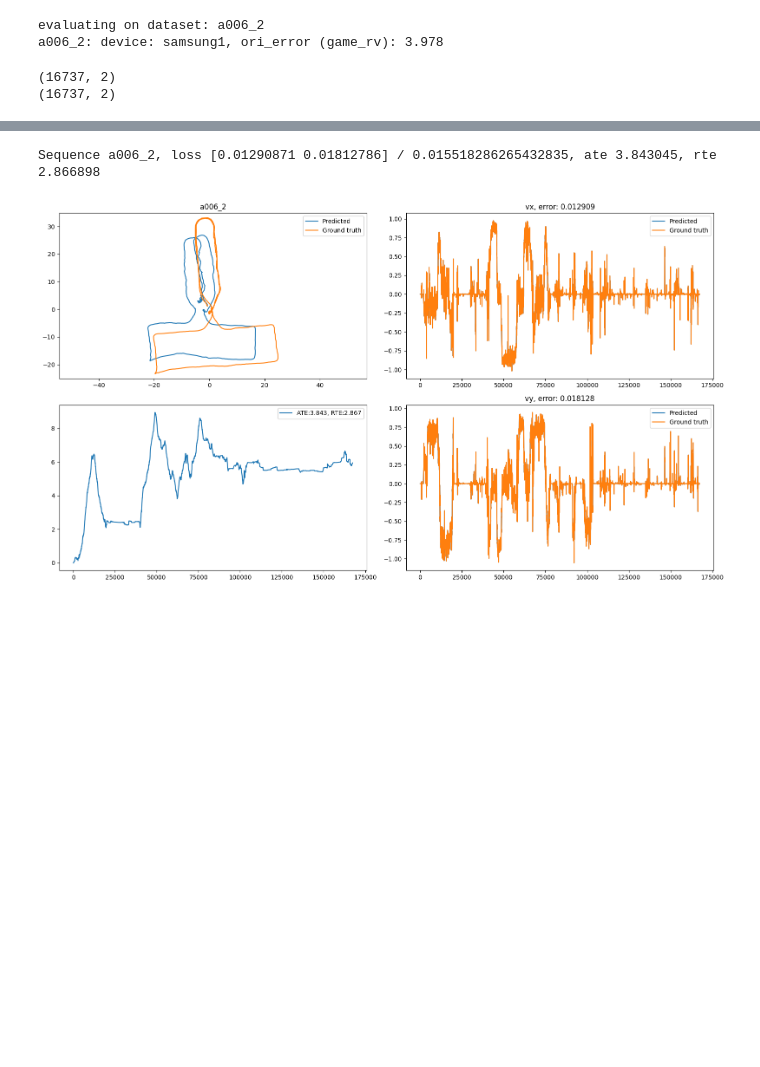
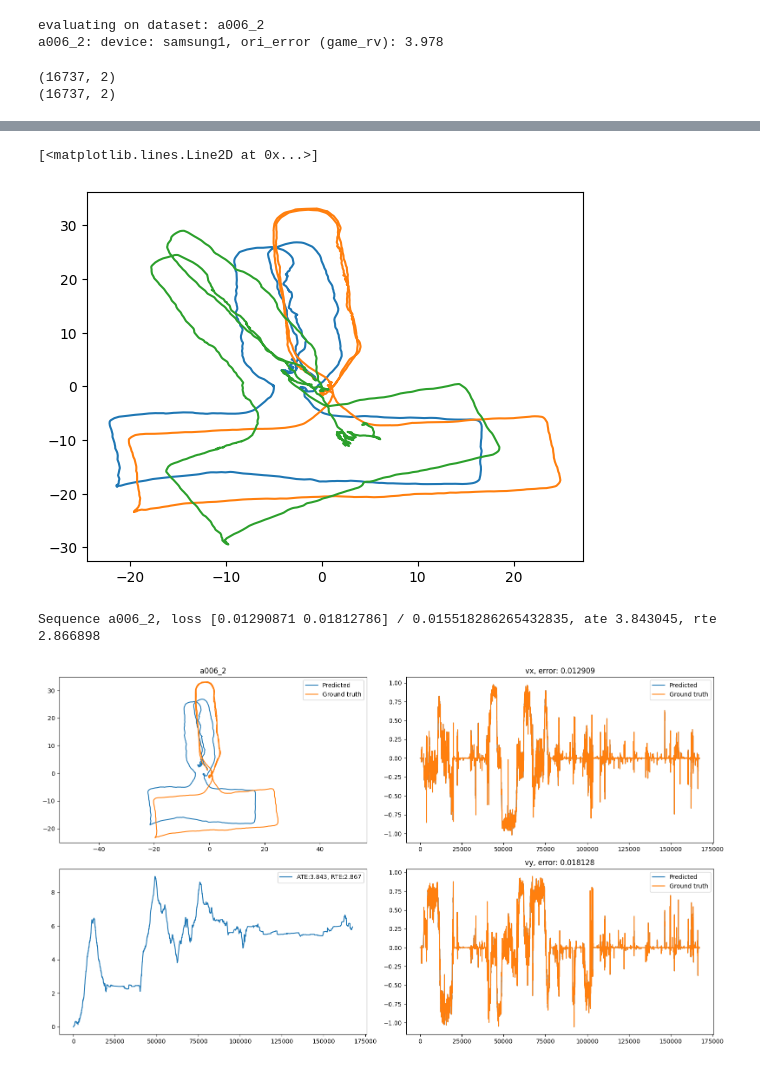
Before and after one commit to davidmhunt/ronin, a Jupyter notebook: notebooks/ronin_resnet_running.ipynb, the cells around one changed output, grey strips where cells are left out. Cells and saved outputs as stored; diff of their text form; code cells hidden in the pictures; blank space fills up the shorter version.

```diff
--- a/notebooks/ronin_resnet_running.ipynb
+++ b/notebooks/ronin_resnet_running.ipynb
@@ -290,3 +368,15 @@ print(preds_all.shape)
+# %%
+pos_pred = recon_traj_with_preds(seq_dataset, preds_all)[:, :2]
+pos_gt = seq_dataset.gt_pos[0][:, :2]
+
+adv_pos_pred = recon_traj_with_preds(seq_dataset, adversarial_preds_all)[:, :2]
+
+plt.plot(pos_pred[:, 0], pos_pred[:, 1])
+plt.plot(pos_gt[:, 0], pos_gt[:, 1])
+plt.plot(adv_pos_pred[:, 0], adv_pos_pred[:, 1])
+# %% [output]
+[<matplotlib.lines.Line2D at 0x...>]
+[figure, added]
 # %%
 #save the results
 losses = np.mean((targets_all - preds_all) ** 2, axis=0)
```
Also changed, not shown: parts of 2 cells of this notebook.
